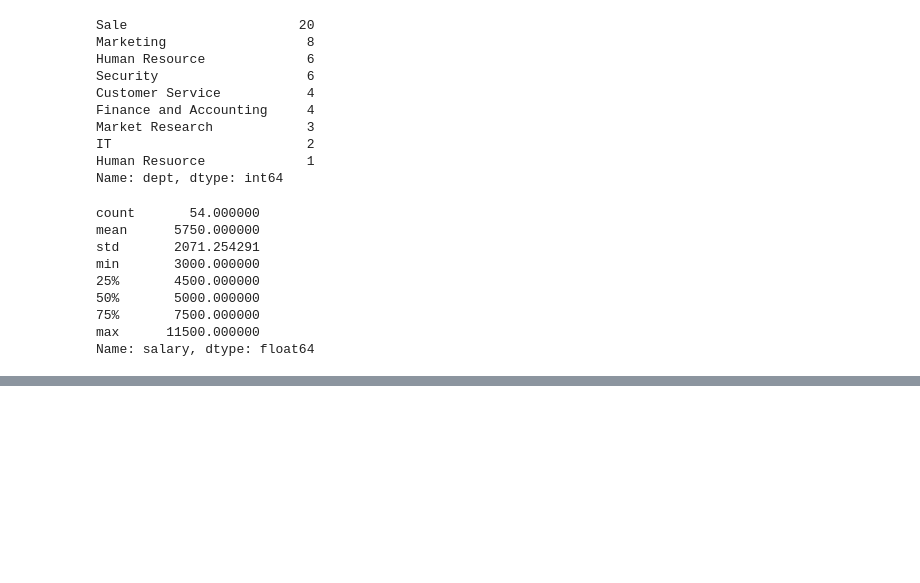
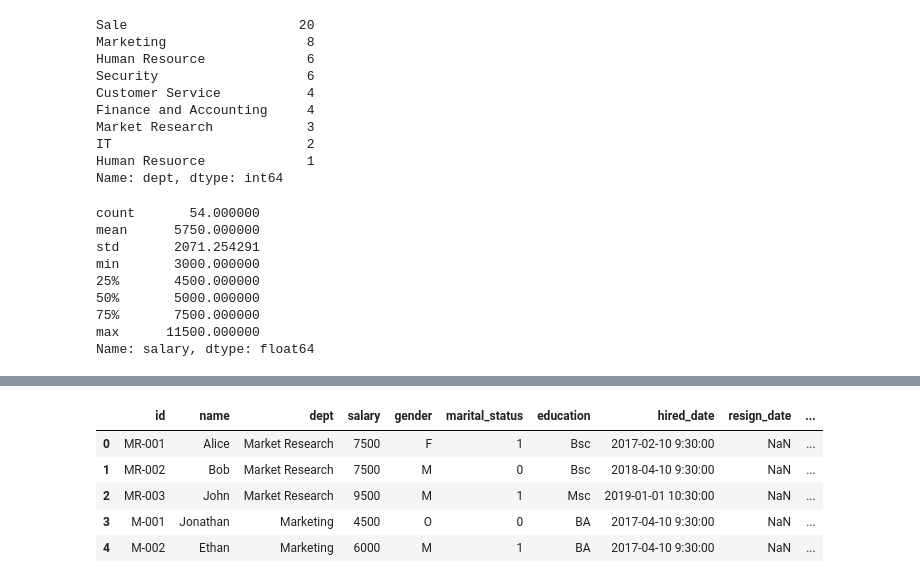
Before and after one commit to saitzaw/data-pipeline-for-ds, a Jupyter notebook: notebooks/data_wrangling/pandas/HRDataAnalysis.ipynb, the cells around one changed output, grey strips where cells are left out. Cells and saved outputs as stored; diff of their text form; code cells hidden in the pictures; blank space fills up the shorter version.

Commit message:
add the weekend calculatoin function and business days

```diff
--- a/notebooks/data_wrangling/pandas/HRDataAnalysis.ipynb
+++ b/notebooks/data_wrangling/pandas/HRDataAnalysis.ipynb
@@ -56,0 +101,23 @@ Name: salary, dtype: float64
+# %%
+def business_days(yr, mo):
+    weekday_count = 0
+    cal = calendar.Calendar()
+    for week in cal.monthdayscalendar(int(yr), int(mo)):
+        for i, day in enumerate(week):
+            # not this month's day or a weekend
+            if day == 0 or i > 5:
+                continue
+            # or some other control if desired...
+        weekday_count += 1
+    return weekday_count
+# %%
+df['weekend'] = df['end_of_mo'].apply(lambda x: business_days(x.year, x.month))
+# %%
+df.head()
+# %% [output]
+|  | id | name | dept | salary | gender | marital_status | education | hired_date | resign_date | ... |
+| 0 | MR-001 | Alice | Market Research | 7500 | F | 1 | Bsc | 2017-02-10 9:30:00 | NaN | ... |
+| 1 | MR-002 | Bob | Market Research | 7500 | M | 0 | Bsc | 2018-04-10 9:30:00 | NaN | ... |
+| 2 | MR-003 | John | Market Research | 9500 | M | 1 | Msc | 2019-01-01 10:30:00 | NaN | ... |
+| 3 | M-001 | Jonathan | Marketing | 4500 | O | 0 | BA | 2017-04-10 9:30:00 | NaN | ... |
+| 4 | M-002 | Ethan | Marketing | 6000 | M | 1 | BA | 2017-04-10 9:30:00 | NaN | ... |
```
Also changed, not shown: parts of 13 cells of this notebook.
